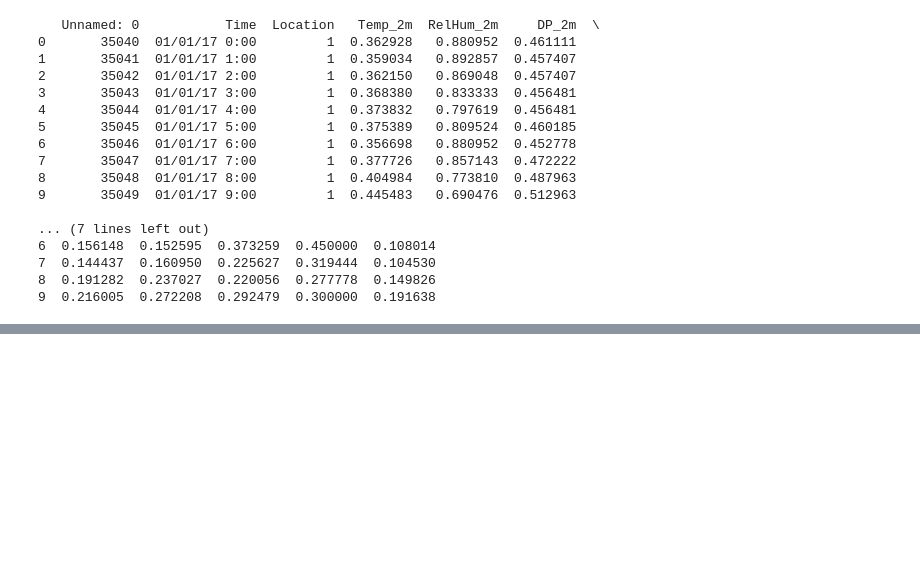
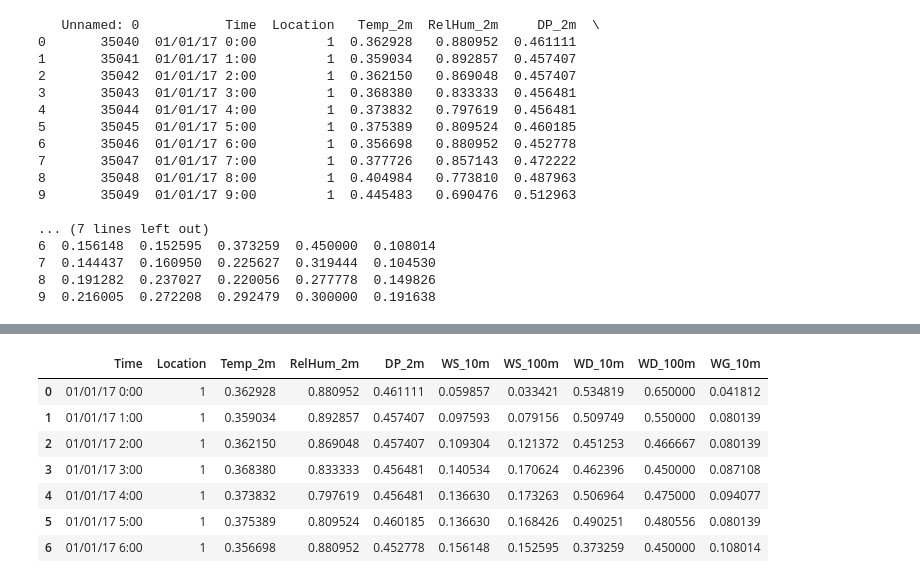
Before and after one commit to SShreya22/Wind_Turbine, a Jupyter notebook: Wind_Turbine.ipynb, the cells around one changed output, grey strips where cells are left out. Cells and saved outputs as stored; diff of their text form; code cells hidden in the pictures; blank space fills up the shorter version.

```diff
--- a/Wind_Turbine.ipynb
+++ b/Wind_Turbine.ipynb
@@ -139,0 +128,11 @@ fatal: could not read Username for 'https://github.com': No such device or addre
+# %%
+df.head(7)
+# %% [output]
+|  | Time | Location | Temp_2m | RelHum_2m | DP_2m | WS_10m | WS_100m | WD_10m | WD_100m | WG_10m |
+| 0 | 01/01/17 0:00 | 1 | 0.362928 | 0.880952 | 0.461111 | 0.059857 | 0.033421 | 0.534819 | 0.650000 | 0.041812 |
+| 1 | 01/01/17 1:00 | 1 | 0.359034 | 0.892857 | 0.457407 | 0.097593 | 0.079156 | 0.509749 | 0.550000 | 0.080139 |
+| 2 | 01/01/17 2:00 | 1 | 0.362150 | 0.869048 | 0.457407 | 0.109304 | 0.121372 | 0.451253 | 0.466667 | 0.080139 |
+| 3 | 01/01/17 3:00 | 1 | 0.368380 | 0.833333 | 0.456481 | 0.140534 | 0.170624 | 0.462396 | 0.450000 | 0.087108 |
+| 4 | 01/01/17 4:00 | 1 | 0.373832 | 0.797619 | 0.456481 | 0.136630 | 0.173263 | 0.506964 | 0.475000 | 0.094077 |
+| 5 | 01/01/17 5:00 | 1 | 0.375389 | 0.809524 | 0.460185 | 0.136630 | 0.168426 | 0.490251 | 0.480556 | 0.080139 |
+| 6 | 01/01/17 6:00 | 1 | 0.356698 | 0.880952 | 0.452778 | 0.156148 | 0.152595 | 0.373259 | 0.450000 | 0.108014 |
```
Also changed, not shown: parts of 2 cells of this notebook.
